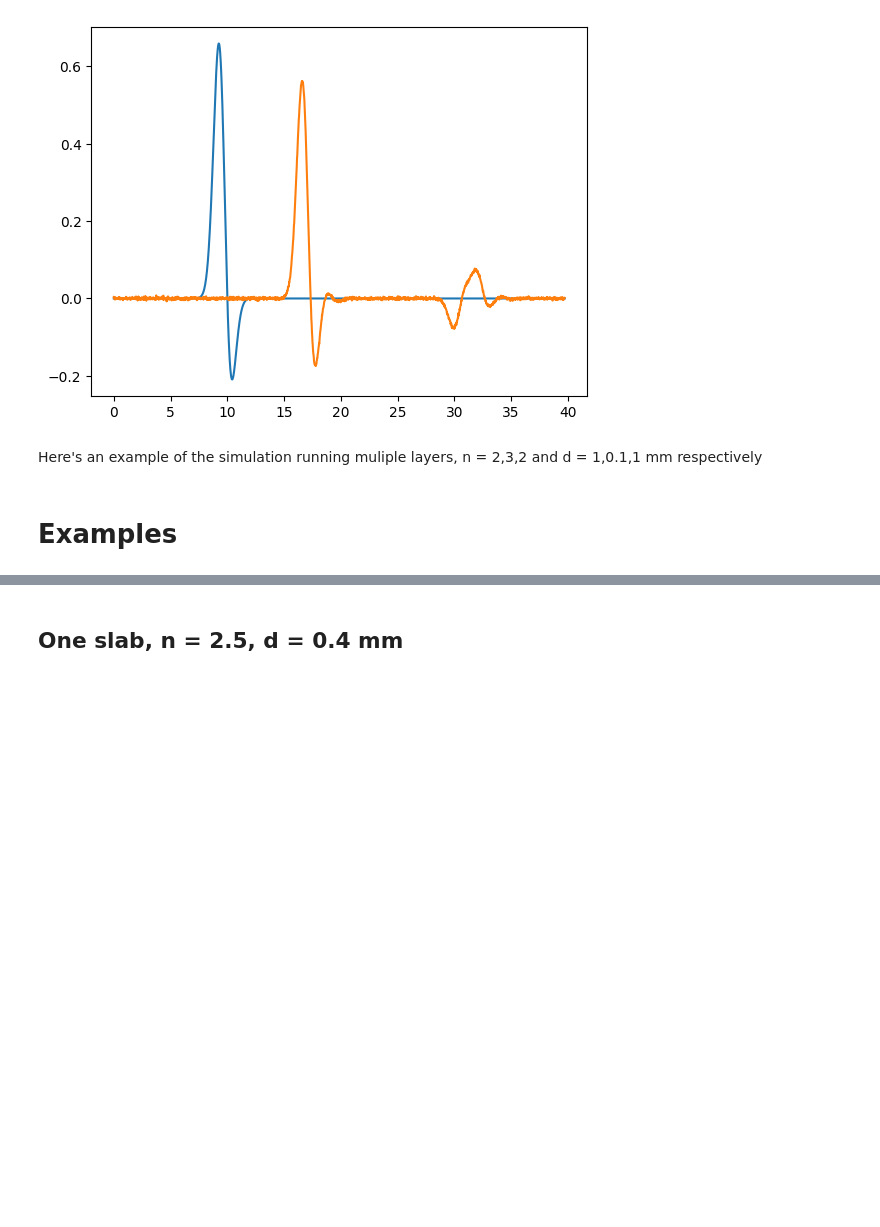
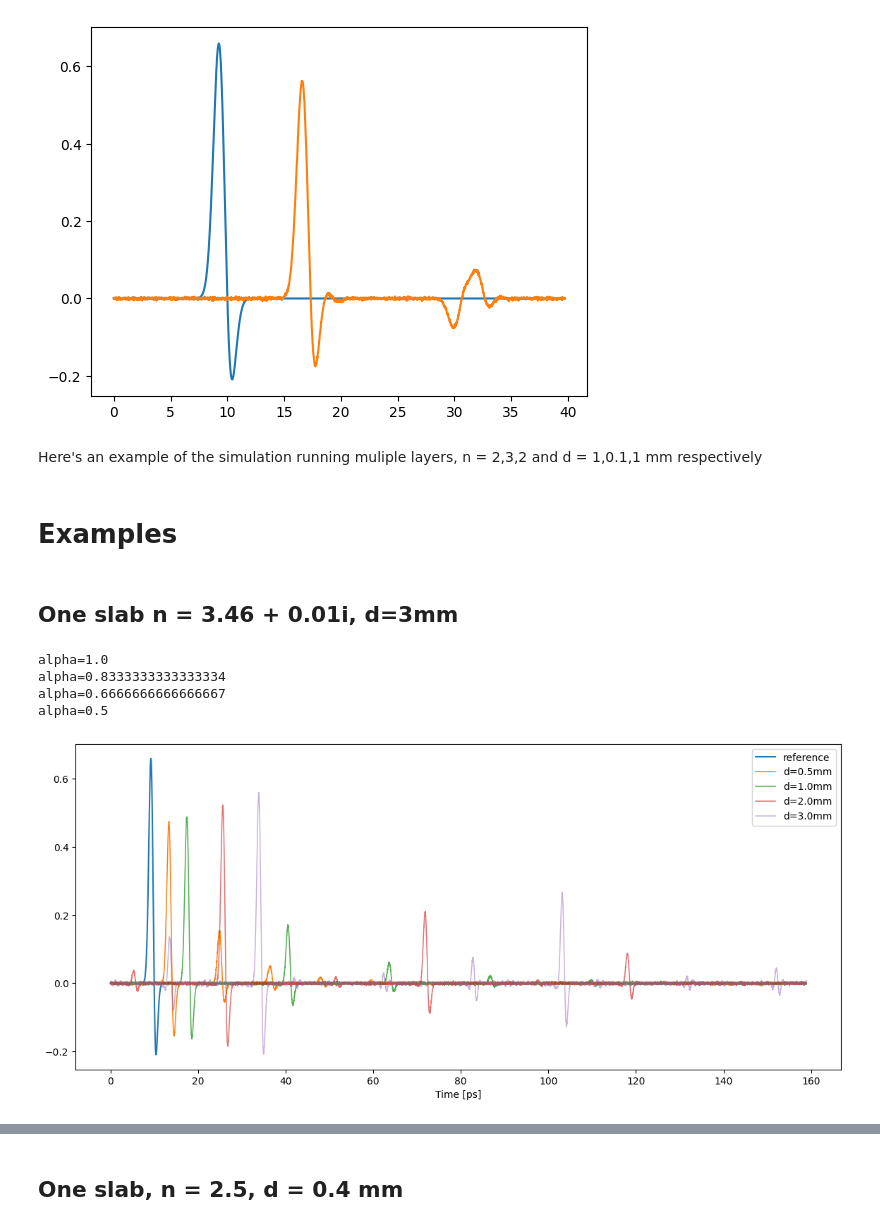
Before and after one commit to tls54/THz-TDS, a Jupyter notebook: Transfer Matrix Method/Simulate_and_extract.ipynb, the cells around one changed output, grey strips where cells are left out. Saved outputs shown, nothing was run; the diff lists cells and outputs as text; code cells hidden in the pictures; blank space fills up the shorter version.

Commit message:
Tested effects of thickness on time domain pulse generation.

```diff
--- a/Transfer Matrix Method/Simulate_and_extract.ipynb
+++ b/Transfer Matrix Method/Simulate_and_extract.ipynb
@@ -115,3 +115,35 @@ plt.show()
 Here's an example of the simulation running muliple layers, n = 2,3,2 and d = 1,0.1,1 mm respectively
 # %% [markdown]
 # Examples
+# %% [markdown]
+## One slab n = 3.46 + 0.01i, d=3mm
+# %%
+layer1 = [(3.46+0.01j, 3e-3)] #FIRST TERM n, SECOND TERM d.
+layer2 = [(3.46+0.01j, 2e-3)]
+layer3 = [(3.46+0.01j, 1e-3)]
+layer4 = [(3.46+0.01j, 0.5e-3)]
+
+layers = [layer4, layer3, layer2, layer1]
+N = len(layers)
+alpha_final = 0.5  # Desired final opacity
+
+extended_time_range = np.arange(0, 4 * L * deltat, deltat)
+
+plt.figure(figsize=(14,6))
+plt.plot(t_axis * 1e12, x, label='reference')
+
+for i, layer in enumerate(layers, start=1):
+    alpha = 1 - ((i - 1) / (N - 1)) * (1 - alpha_final)
+    (T, y) = simulate_parallel(x, layer, deltat, 0.002)
+    plt.plot(extended_time_range * 1e12, y, label=f'd={layer[0][1] * 1000}mm', linewidth=1.1, alpha=alpha)
+    print(f'alpha={alpha}')
+
+plt.xlabel('Time [ps]')
+plt.legend()
+plt.show()
+# %% [output]
+alpha=1.0
+alpha=0.8333333333333334
+alpha=0.6666666666666667
+alpha=0.5
+[figure, added]
```
Also changed, not shown: parts of 2 cells of this notebook.
